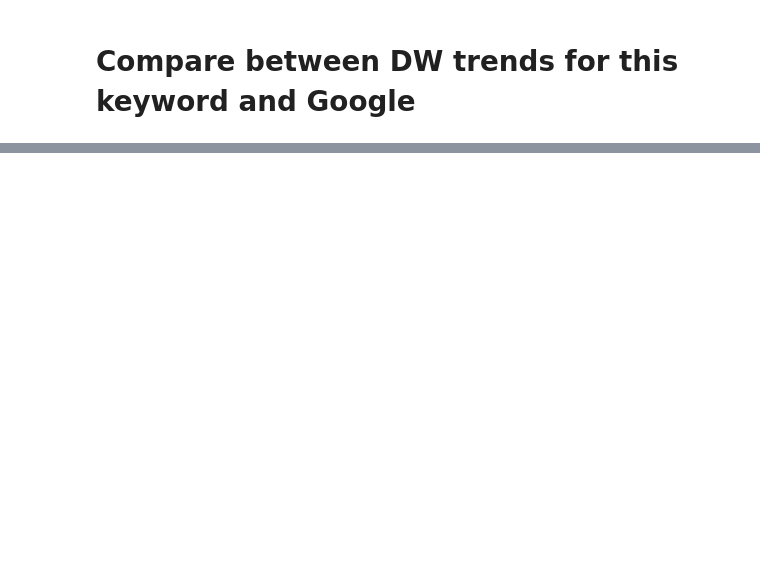
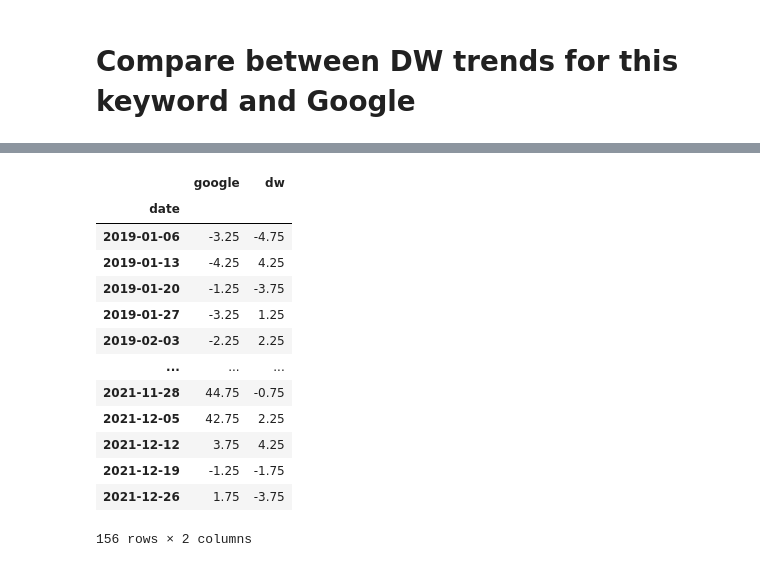
Before and after one commit to mariosakritas/NLP-methods-for-news-articles, a Jupyter notebook: notebooks/pipeline2_main.ipynb, the cells around one changed output, grey strips where cells are left out. Saved outputs shown, nothing was run; the diff lists cells and outputs as text; code cells hidden in the pictures; blank space fills up the shorter version.

```diff
--- a/notebooks/pipeline2_main.ipynb
+++ b/notebooks/pipeline2_main.ipynb
@@ -70,0 +97,17 @@ plot_signals(mixed_df, fig, ax, keyword)
+# %%
+mixed_df
+# %% [output]
+|  | google | dw |
+| date |  |  |
+| 2019-01-06 | -3.25 | -4.75 |
+| 2019-01-13 | -4.25 | 4.25 |
+| 2019-01-20 | -1.25 | -3.75 |
+| 2019-01-27 | -3.25 | 1.25 |
+| 2019-02-03 | -2.25 | 2.25 |
+| ... | ... | ... |
+| 2021-11-28 | 44.75 | -0.75 |
+| 2021-12-05 | 42.75 | 2.25 |
+| 2021-12-12 | 3.75 | 4.25 |
+| 2021-12-19 | -1.25 | -1.75 |
+| 2021-12-26 | 1.75 | -3.75 |
+156 rows × 2 columns
```
Also changed, not shown: parts of 7 cells of this notebook.
